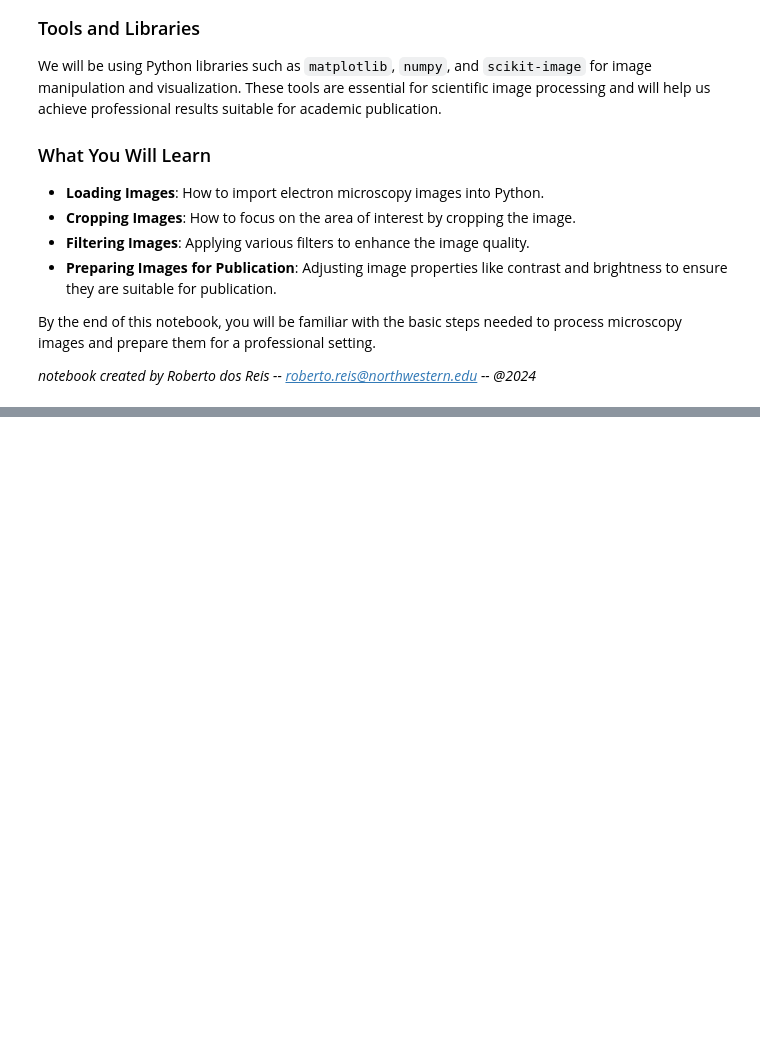
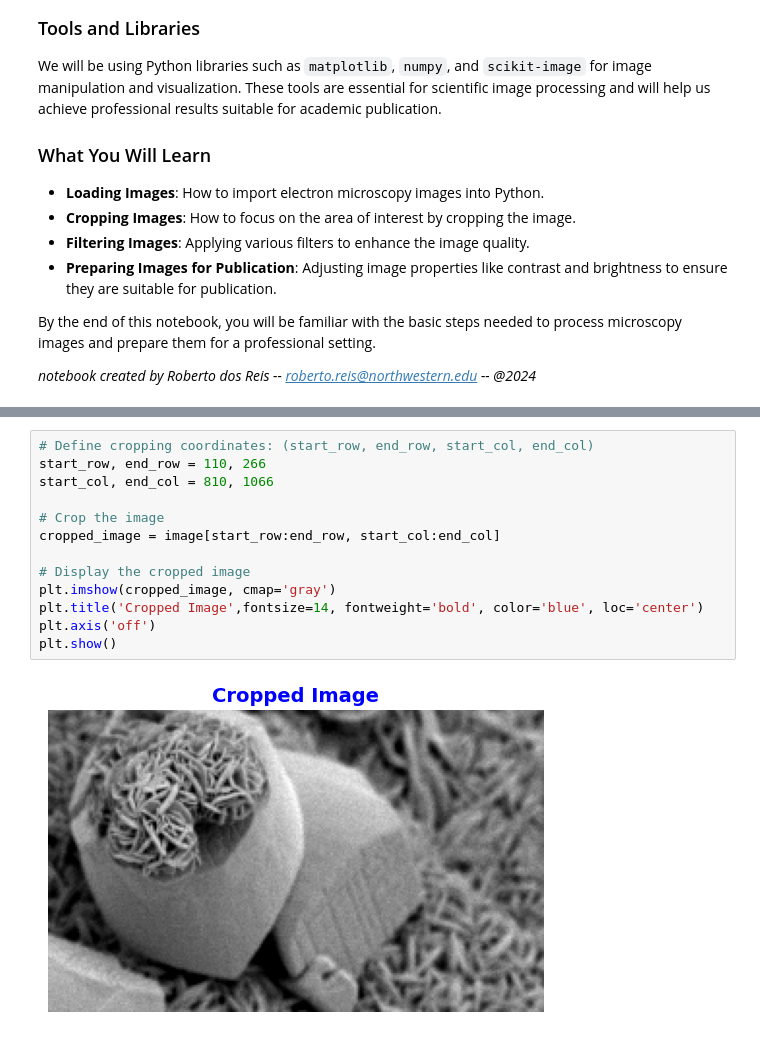
Before and after one commit to rmsreis/NUANCE_TechTalk_2024, a Jupyter notebook: 2D_Datasets/2D_Image_Analysis.ipynb, the cells around one changed output, grey strips where cells are left out. Saved outputs shown, nothing was run; the diff lists cells and outputs as text; blank space fills up the shorter version.

```diff
--- a/2D_Datasets/2D_Image_Analysis.ipynb
+++ b/2D_Datasets/2D_Image_Analysis.ipynb
@@ -19,0 +57,15 @@ By the end of this notebook, you will be familiar with the basic steps needed to
+# %%
+# Define cropping coordinates: (start_row, end_row, start_col, end_col)
+start_row, end_row = 110, 266
+start_col, end_col = 810, 1066
+
+# Crop the image
+cropped_image = image[start_row:end_row, start_col:end_col]
+
+# Display the cropped image
+plt.imshow(cropped_image, cmap='gray')
+plt.title('Cropped Image',fontsize=14, fontweight='bold', color='blue', loc='center')
+plt.axis('off')
+plt.show()
+# %% [output]
+[figure, added]
```
Also changed, not shown: parts of 15 cells of this notebook, 9 other files.
